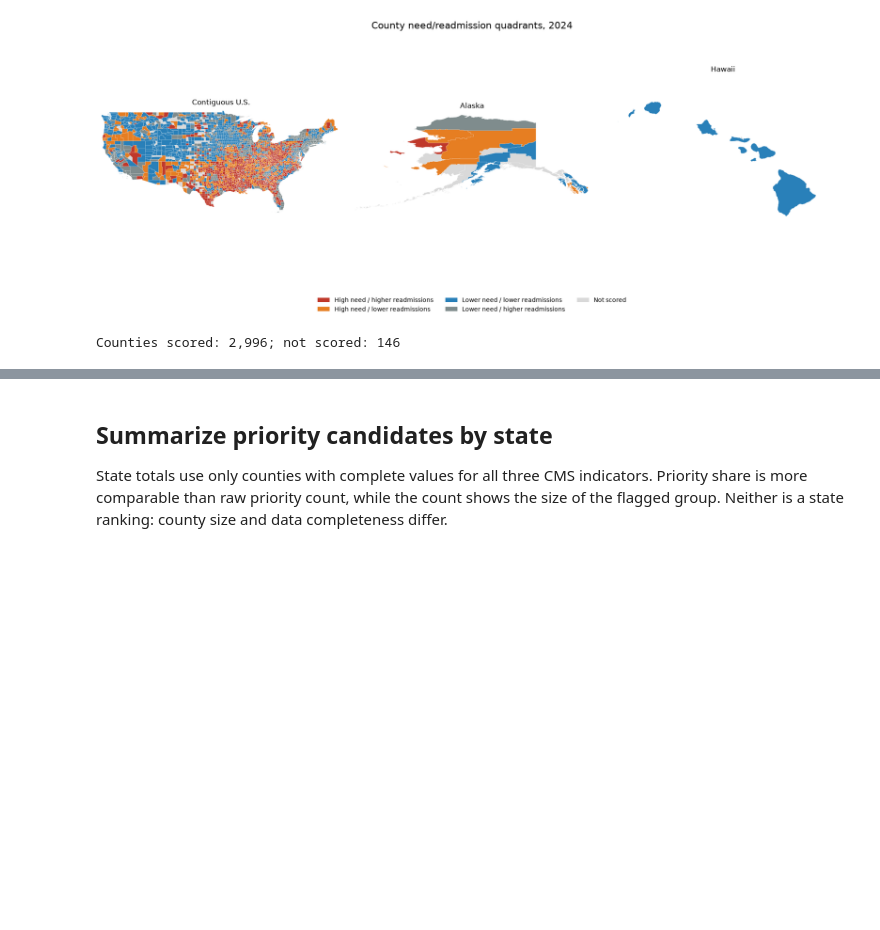
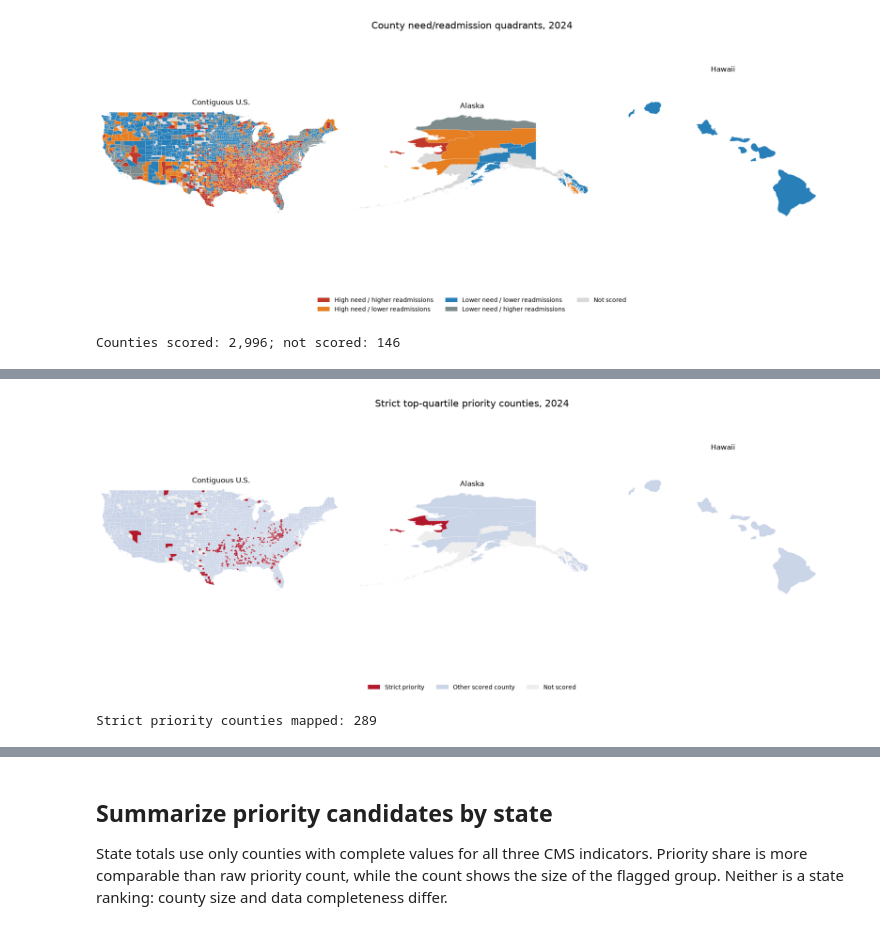
Before and after one commit to jho-code/Portfolio, a Jupyter notebook: projects/healthcare-access/notebooks/04_merge_analysis.ipynb, the cells around one changed output, grey strips where cells are left out. Cells and saved outputs as stored; diff of their text form; code cells hidden in the pictures; blank space fills up the shorter version.

```diff
--- a/projects/healthcare-access/notebooks/04_merge_analysis.ipynb
+++ b/projects/healthcare-access/notebooks/04_merge_analysis.ipynb
@@ -479,0 +570,49 @@ Counties scored: 2,996; not scored: 146
+# %%
+strict_by_fips = score_df.set_index("CountyFIPS")["StrictPriority"]
+strict_colors = {
+    "Strict priority": "#b2182b",
+    "Other scored county": "#cbd5e8",
+    "Not scored": "#eeeeee",
+}
+
+fig, axes = plt.subplots(1, 3, figsize=(18, 7))
+for ax, (region, limits) in zip(axes, region_limits.items()):
+    patches = []
+    facecolors = []
+    for vertices, county_fips in region_polygons[region]:
+        patches.append(MapPolygon(vertices, closed=True))
+        if county_fips not in strict_by_fips.index:
+            status = "Not scored"
+        elif strict_by_fips.at[county_fips]:
+            status = "Strict priority"
+        else:
+            status = "Other scored county"
+        facecolors.append(strict_colors[status])
+
+    collection = PatchCollection(
+        patches,
+        facecolors=facecolors,
+        edgecolor="white",
+        linewidth=0.15,
+    )
+    ax.add_collection(collection)
+    west, east, south, north = limits
+    ax.set_xlim(west, east)
+    ax.set_ylim(south, north)
+    ax.set_aspect("equal", adjustable="box")
+    ax.set_title(region)
+    ax.set_axis_off()
+
+strict_legend = [
+    Patch(facecolor=color, label=label)
+    for label, color in strict_colors.items()
+]
+fig.legend(handles=strict_legend, loc="lower center", ncol=3, frameon=False)
+fig.suptitle("Strict top-quartile priority counties, 2024", fontsize=16)
+fig.subplots_adjust(left=0.02, right=0.98, bottom=0.15, top=0.88, wspace=0.04)
+plt.show()
+
+print(f"Strict priority counties mapped: {int(score_df['StrictPriority'].sum()):,}")
+# %% [output]
+[figure, added]
+Strict priority counties mapped: 289
```
Also changed, not shown: parts of 12 cells of this notebook.
